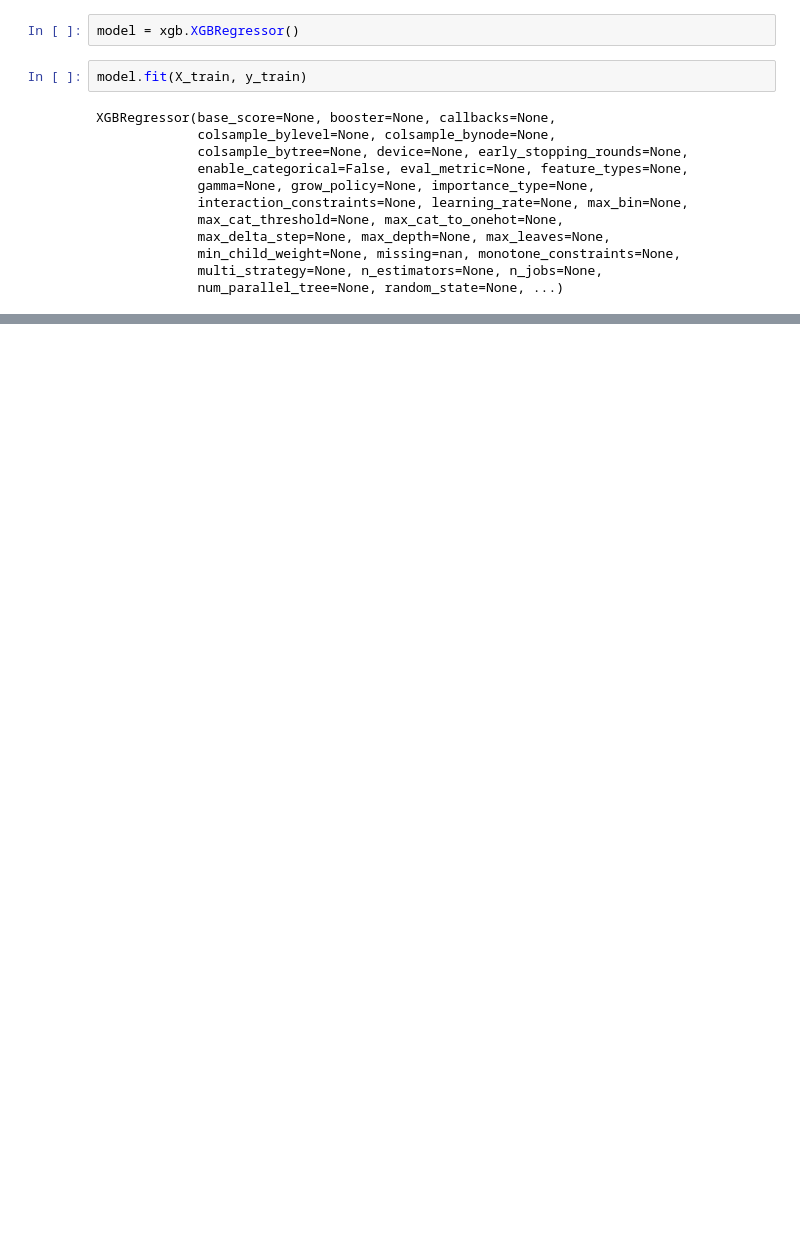
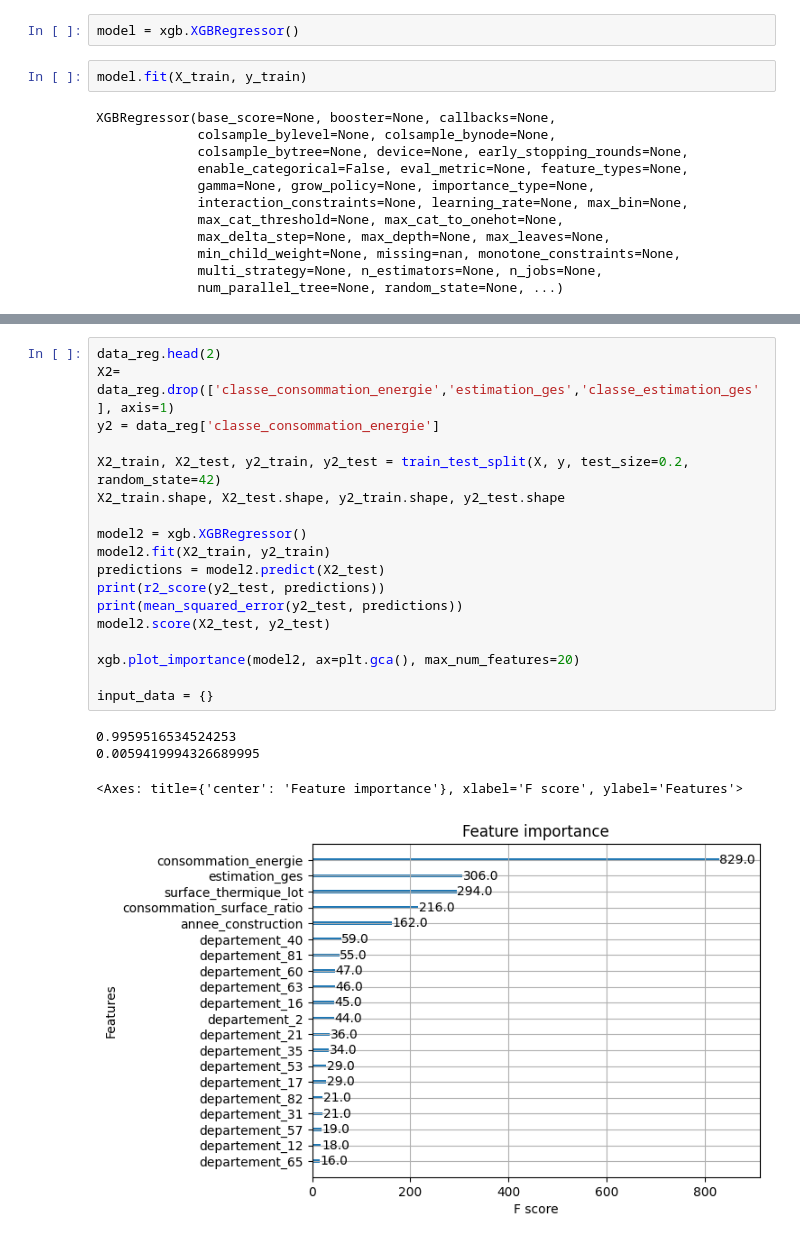
Before and after one commit to eudes-locqueville/projet_python, a Jupyter notebook: modelisation.ipynb, the cells around one changed output, grey strips where cells are left out. Saved outputs shown, nothing was run; the diff lists cells and outputs as text; blank space fills up the shorter version.

Commit message:
modelisation pour l'interface

```diff
--- a/modelisation.ipynb
+++ b/modelisation.ipynb
@@ -192,5 +188,28 @@ f1 score is: 0.9479757850849216
  [  0   0   0   0   0 128   0]
  [  0   0   0   0   0   0  67]]
+# %%
+data_reg.head(2)
+X2= data_reg.drop(['classe_consommation_energie','estimation_ges','classe_estimation_ges'], axis=1)
+y2 = data_reg['classe_consommation_energie']
+
+X2_train, X2_test, y2_train, y2_test = train_test_split(X, y, test_size=0.2, random_state=42)
+X2_train.shape, X2_test.shape, y2_train.shape, y2_test.shape
+
+model2 = xgb.XGBRegressor()
+model2.fit(X2_train, y2_train)
+predictions = model2.predict(X2_test)
+print(r2_score(y2_test, predictions))
+print(mean_squared_error(y2_test, predictions))
+model2.score(X2_test, y2_test)
+
+xgb.plot_importance(model2, ax=plt.gca(), max_num_features=20)
+
+input_data = {}
+# %% [output]
+0.9959516534524253
+0.0059419994326689995
+<Axes: title={'center': 'Feature importance'}, xlabel='F score', ylabel='Features'>
+[figure, added]
 # %%
 import plotly.plotly as py
 from plotly.graph_objs import *
```
Also changed, not shown: parts of 10 cells of this notebook.
